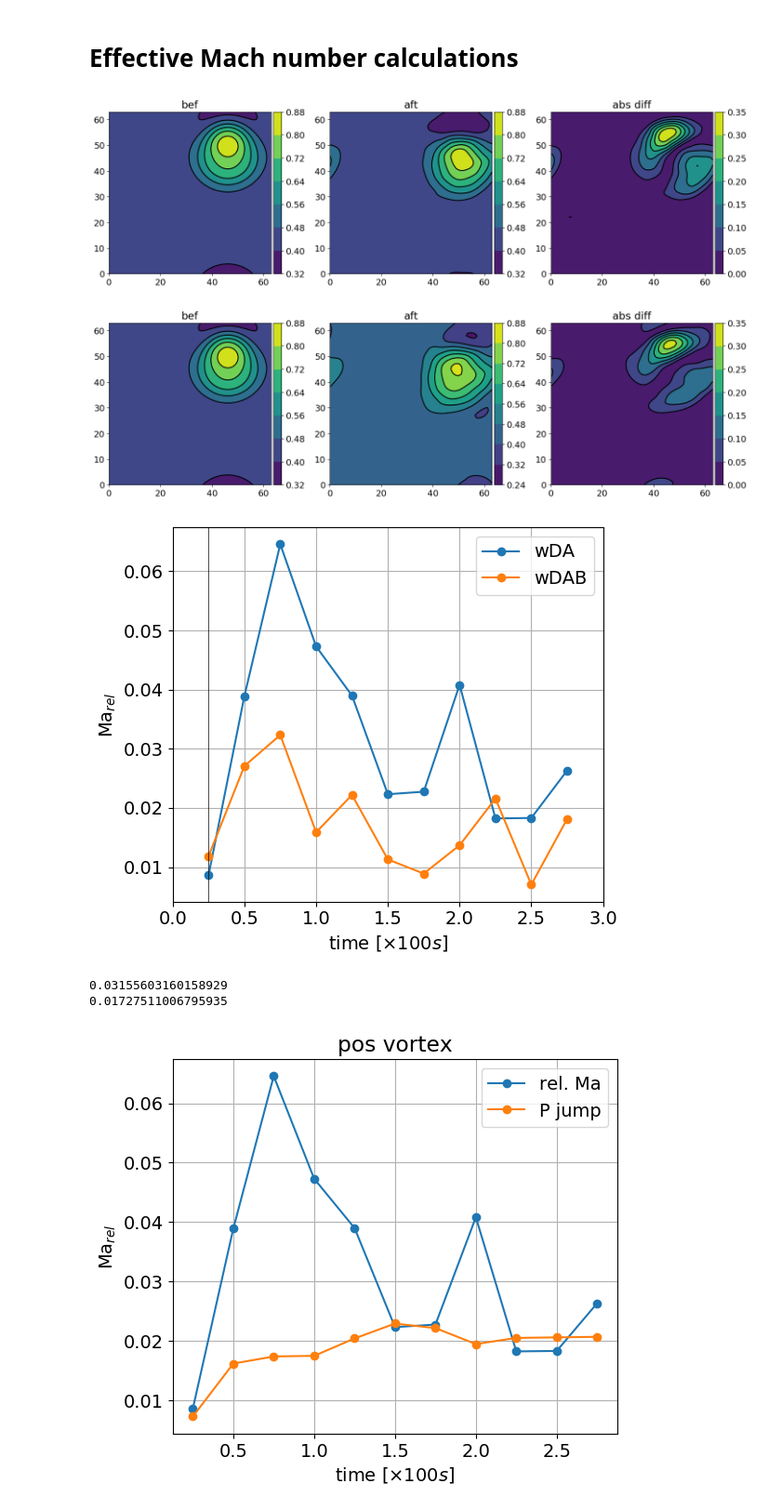
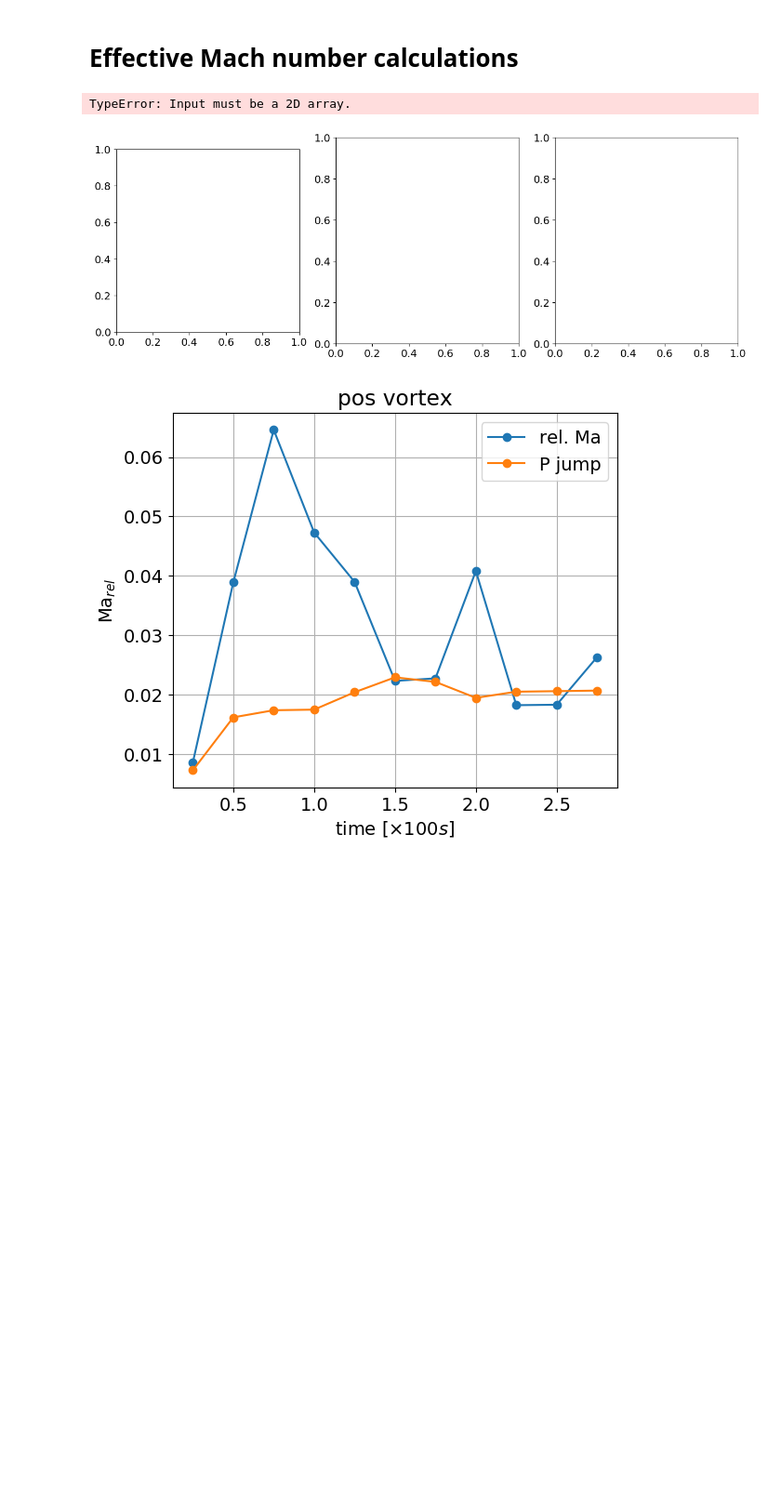
Before and after one commit to ray-chew/pyBELLA, a Jupyter notebook: visualiser_debugger/scale_analysis.ipynb, the cells around one changed output. Shown at 93% size. Cells and saved outputs as stored; diff of their text form; code cells hidden in the pictures; blank space fills up the shorter version.

```diff
--- a/visualiser_debugger/scale_analysis.ipynb
+++ b/visualiser_debugger/scale_analysis.ipynb
@@ -137,7 +137,7 @@ for i,attribute in enumerate(attributes):
 
     obs = tc.get_ensemble(times, 1, attribute, 'comp_1.0_pp_tra_truth_ip', label_type='TIME',avg=True, diff=diff)
     truth = tc.get_ensemble(times, 1, attribute, 'truth_ib-0', label_type='TIME',avg=True, diff=diff)
-    truth = tc.get_ensemble(times, 1, attribute, 'comp_1.0_pp_tra_truth_ip_ib-0', label_type='TIME',avg=True, diff=diff)
+#     truth = tc.get_ensemble(times, 1, attribute, 'comp_1.0_pp_tra_truth_ip_ib-0', label_type='TIME',avg=True, diff=diff)
     truth_pos = tc.get_ensemble(times, 1, attribute, 'comp_1.0_pp_tra_truth_ip_ib-0', label_type='TIME',avg=True, diff=diff)
     if swe:
         truth = truth[:,:,0,:]
@@ -207,6 +207,7 @@ if swe:
     def load(Nx,Ny,Nz,et):
         base_fn = 'output_swe_vortex'
         pydir = '../%s/' %base_fn
+        pydir = '../%s/Frsq=2.0/' %base_fn
 
         tc = utils.test_case(base_fn, pydir, Nx, Ny, et, Nz=Nz)
         tags = tc.get_tag_dict()
@@ -438,7 +474,7 @@ swe = True
 # %% [markdown]
 # Effective Mach number calculations
 # %%
-swe = False
+swe = True
 
 attributes = ['rho','rhou','rhov']
 et = 3.0
@@ -461,6 +497,7 @@ else:
 
 
 sfx0 = 'wdawloc_rhou_rhov_debug_pos_s10p_ib-0'
+sfx0 = 'wdawloc_%s_wda_ib-0' %(obs_attrs)
 sfx1 = tc.cb_suffix(1,0, '%s' %(sfx0))
 sfxes = [sfx0,sfx1]
 times_bef = np.arange(0.0,3.25,0.25)[1:-1]
@@ -572,7 +609,8 @@ for ee, sfx in enumerate(sfxes):
             for mm, mem_du in enumerate(du):
                 if mm == 0:
 #                     arr_lst = [[bef.rhou[tt][mm],'bef'],[aft.rhov[tt][mm],'aft'],[mem_du,'abs diff']]
-                    arr_lst = [[bu[mm],'bef'],[au[mm],'aft'],[mem_du,'abs diff']]
+
+                    arr_lst = [[bu[mm],'bef'],[au[mm],'aft'],[divu[0],'abs diff']]
                     ncolslen = 3
                     fs = (15,5)
                     pl = pt.plotter(arr_lst,ncols=ncolslen,figsize=fs,sharey=False)
@@ -599,38 +637,35 @@ for ee, sfx in enumerate(sfxes):
 
 # print(ud.Msq)
 # print(np.sqrt(ud.Msq))
 # print(Ms)
 
 
 import matplotlib.pyplot as plt
 
 plt.figure(figsize=(6,5))
 # barPu = np.array(barPu) * 0.1
 plt.plot(times_bef, Ms[0], '-o', label=r'wDA')
 plt.plot(times_bef, Ms[1], '-o', label=r'wDAB')
 # plt.plot(t_axs,barPv, label=r'$\bar{p}_{[v]}^*$')
 plt.axvline(0.25, c='k', lw=0.5)
 plt.xlim([0.0,3.0])
 plt.xlabel(r'time $[\times 100s]$')
 plt.ylabel(r'$\mathrm{Ma}_{rel}$')
 plt.legend()
 # plt.plot(barPuv)
 plt.grid()
 plt.tight_layout()
 
 typ = 'pos' if 'pos' in sfx1 else 'neg'
 cmax = 'max' if calc_max else 'mean'
 # plt.savefig('relMa_%s_%s.pdf' %(typ,cmax),bbox_inches='tight')
 plt.show()
 
 print(Ms[0].mean())
 print(Ms[1].mean())
 # %% [output]
+TypeError: Input must be a 2D array.
-[figure, old version]
+[figure, new version]
-[figure, removed]
-[figure, removed]
-0.03155603160158929
-0.01727511006795935
 # %%
 rhoY_error = np.copy(rhoY_err)
 
```
Also changed, not shown: parts of 1 cell of this notebook.
